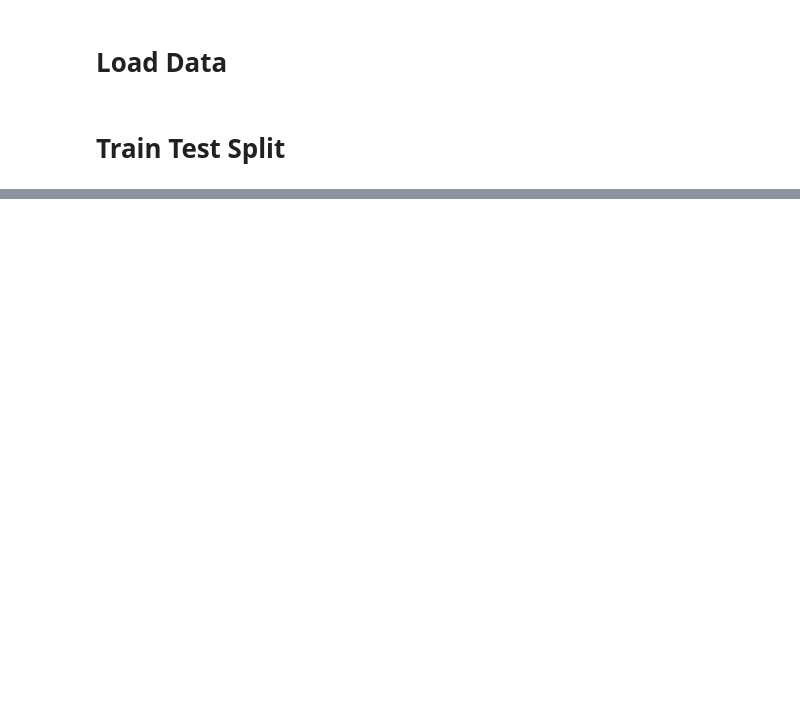
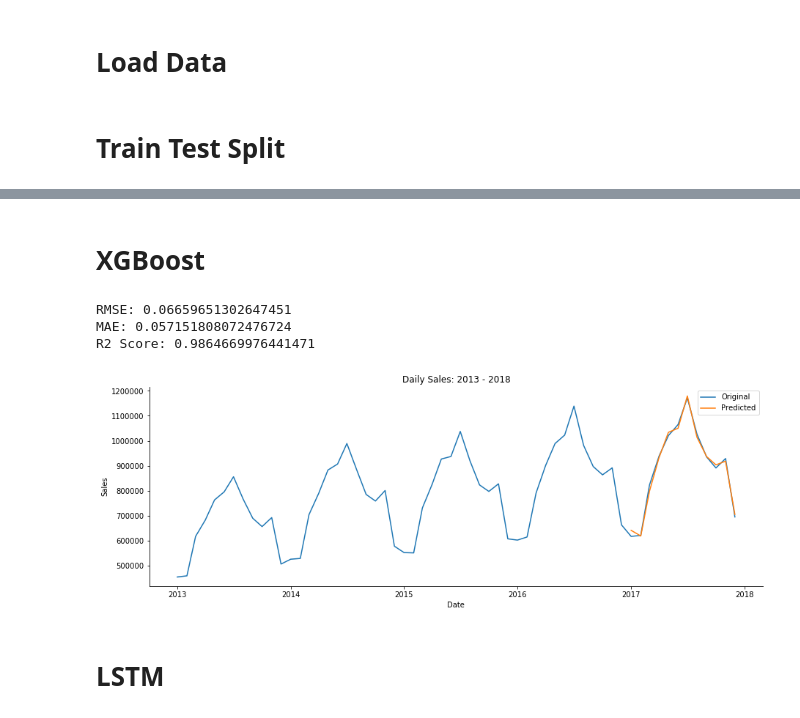
Before and after one commit to mollyryanruby/sales_forecasting, a Jupyter notebook: notebooks/modeling.ipynb, the cells around one changed output, grey strips where cells are left out. Drawn from its saved outputs; the diff is of its cells as text; code cells hidden in the pictures; blank space fills up the shorter version.

```diff
--- a/notebooks/modeling.ipynb
+++ b/notebooks/modeling.ipynb
@@ -54,6 +65,0 @@ train.max()
-# %%
-X_train, y_train = train[:, 1:], train[:, 0:1]
-X_train = X_train.reshape(X_train.shape[0], 1, X_train.shape[1])
-
-X_test, y_test = test[:, 1:], test[:, 0:1]
-X_test = X_test.reshape(X_test.shape[0], 1, X_test.shape[1])
@@ -59,0 +172,13 @@ X_test = X_test.reshape(X_test.shape[0], 1, X_test.shape[1])
+# %% [markdown]
+# XGBoost
+# %%
+run_model(train, test, XGBRegressor( n_estimators=100,
+                                    learning_rate=0.2,
+                                    objective='reg:squarederror'), 'XGBoost')
+# %% [output]
+RMSE: 0.06659651302647451
+MAE: 0.057151808072476724
+R2 Score: 0.9864669976441471
+[figure, added]
+# %% [markdown]
+# LSTM
```
Also changed, not shown: parts of 22 cells of this notebook.
